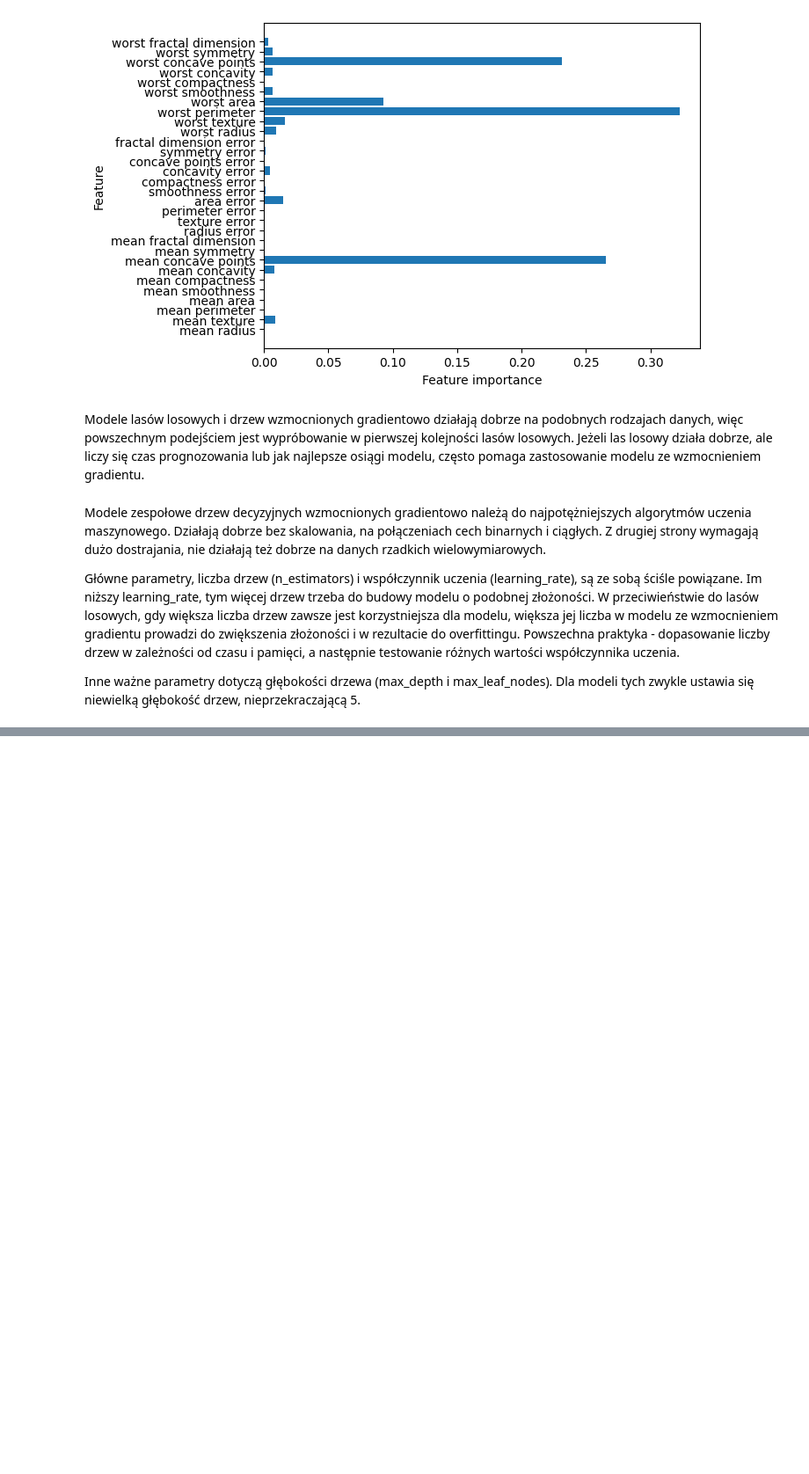
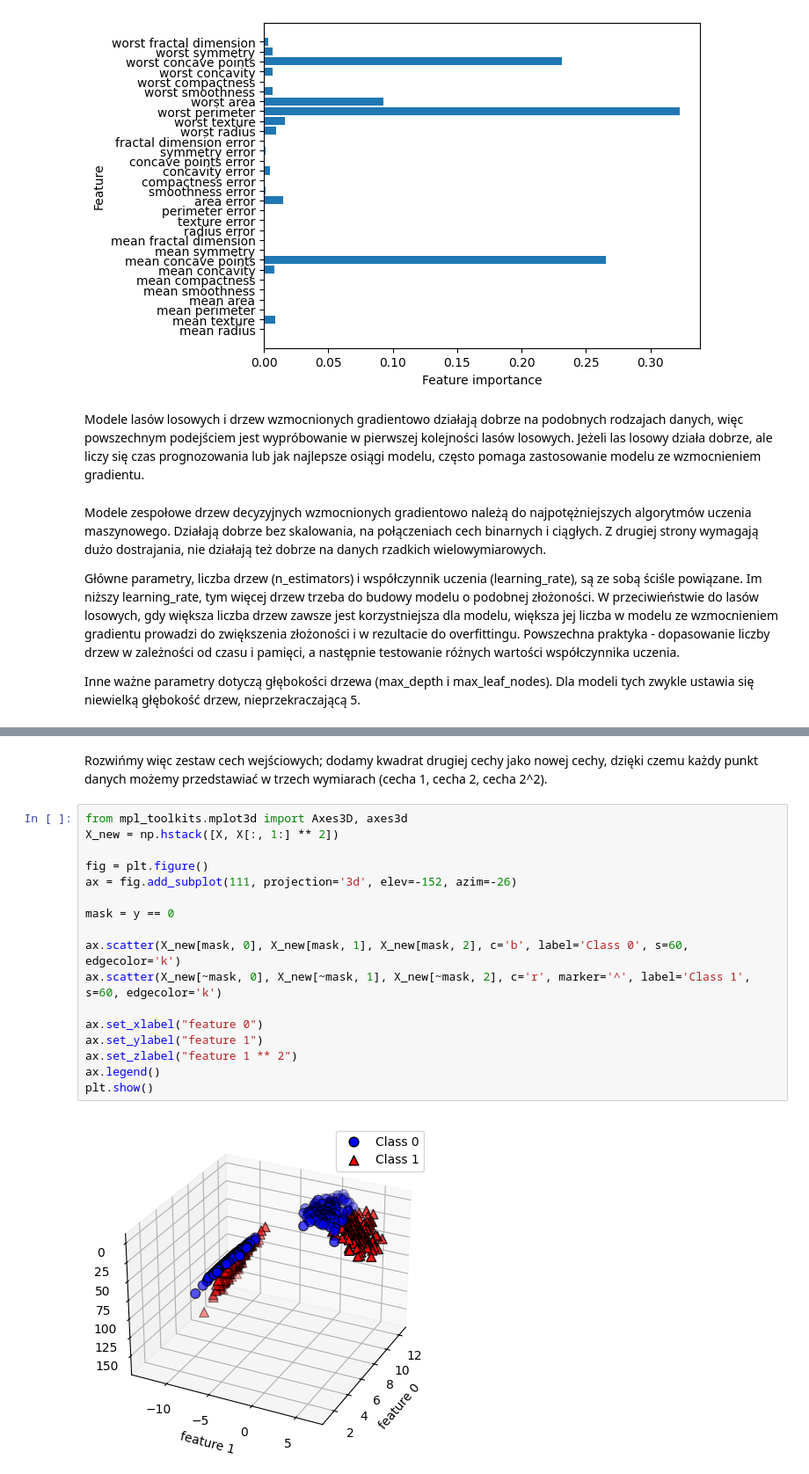
Before and after one commit to jakubtwalczak/Muller_Guido_Introduction_to_ML, a Jupyter notebook: Rozdział_2_uczenie_nadzorowane_cz_1.ipynb, the cells around one changed output, grey strips where cells are left out. Shown at 88% size. Saved outputs shown, nothing was run; the diff lists cells and outputs as text; blank space fills up the shorter version.

```diff
--- a/Rozdział_2_uczenie_nadzorowane_cz_1.ipynb
+++ b/Rozdział_2_uczenie_nadzorowane_cz_1.ipynb
@@ -1073,0 +1101,21 @@ Inne ważne parametry dotyczą głębokości drzewa (max_depth i max_leaf_nodes)
+# %% [markdown]
+Rozwińmy więc zestaw cech wejściowych; dodamy kwadrat drugiej cechy jako nowej cechy, dzięki czemu każdy punkt danych możemy przedstawiać w trzech wymiarach (cecha 1, cecha 2, cecha 2^2).
+# %%
+from mpl_toolkits.mplot3d import Axes3D, axes3d
+X_new = np.hstack([X, X[:, 1:] ** 2])
+
+fig = plt.figure()
+ax = fig.add_subplot(111, projection='3d', elev=-152, azim=-26)
+
+mask = y == 0
+
+ax.scatter(X_new[mask, 0], X_new[mask, 1], X_new[mask, 2], c='b', label='Class 0', s=60, edgecolor='k')
+ax.scatter(X_new[~mask, 0], X_new[~mask, 1], X_new[~mask, 2], c='r', marker='^', label='Class 1', s=60, edgecolor='k')
+
+ax.set_xlabel("feature 0")
+ax.set_ylabel("feature 1")
+ax.set_zlabel("feature 1 ** 2")
+ax.legend()
+plt.show()
+# %% [output]
+[figure, added]
```
Also changed, not shown: parts of 32 cells of this notebook.
